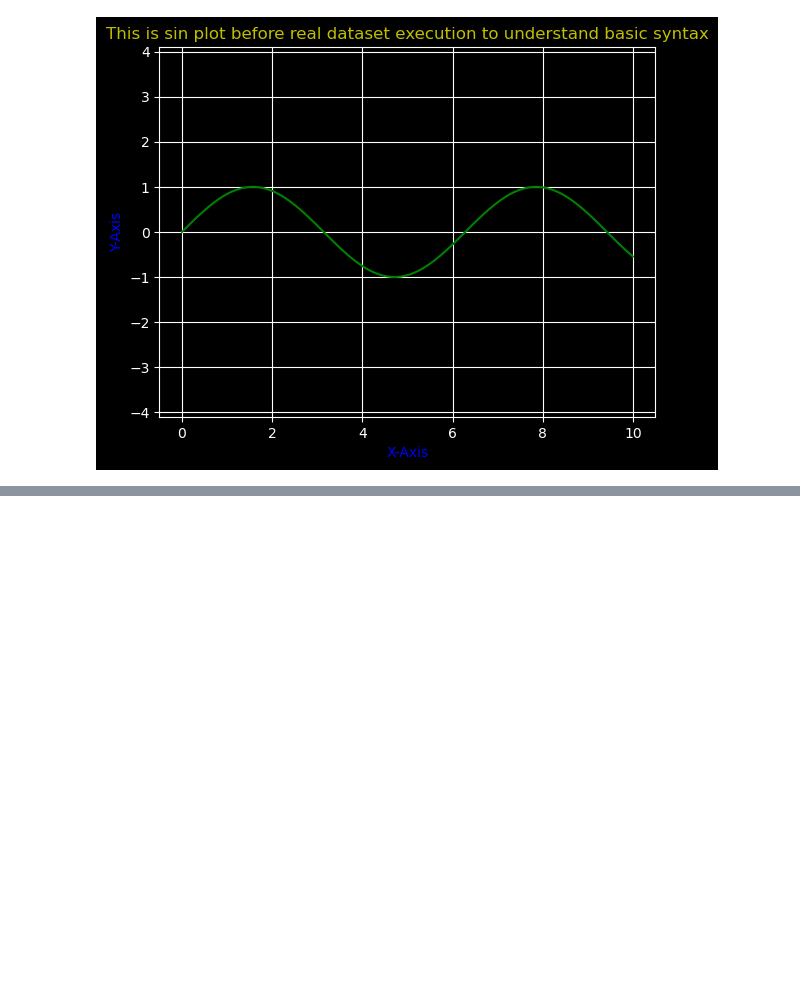
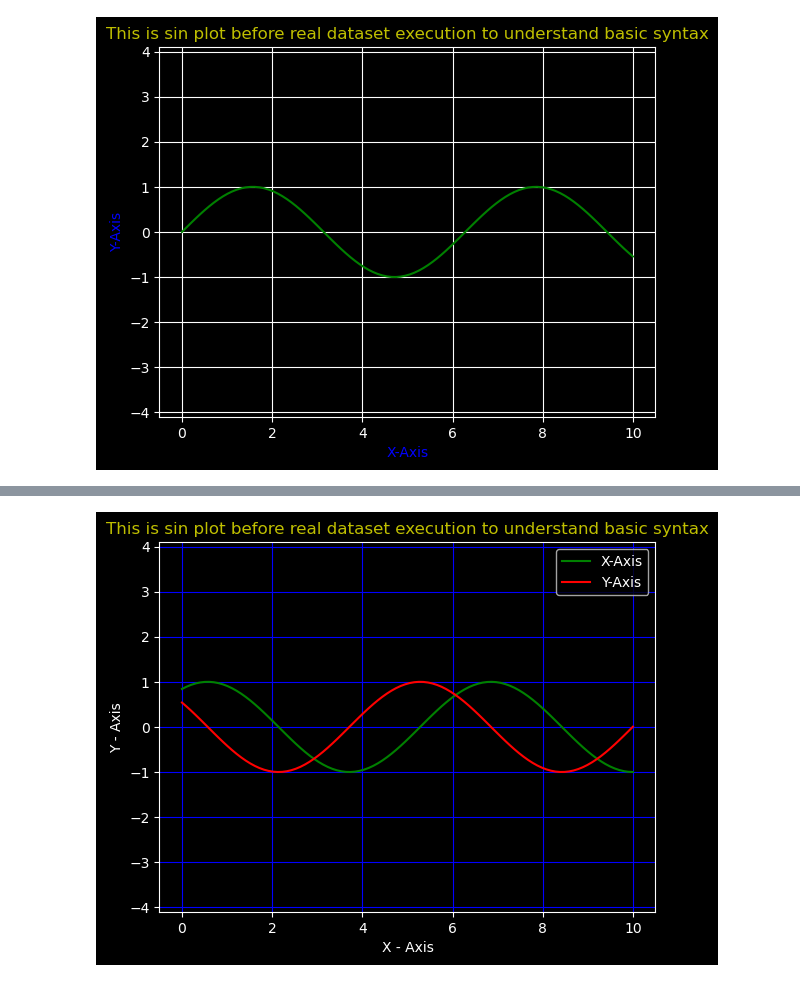
Before and after one commit to Pythoraj/Data-Science-Pro, a Jupyter notebook: Matplotlib/Matplotlib.ipynb, the cells around one changed output, grey strips where cells are left out. Saved outputs shown, nothing was run; the diff lists cells and outputs as text; code cells hidden in the pictures; blank space fills up the shorter version.

```diff
--- a/Matplotlib/Matplotlib.ipynb
+++ b/Matplotlib/Matplotlib.ipynb
@@ -327,3 +344,23 @@ plt.show()
+# %%
+# Legend function: A legend is a predefined function legend() that creates an area on the graph which describes all the elements of a graph.
+
+plt.figure()
+plt.plot(x, np.sin(x+1), color= 'g', label = "X-Axis")
+plt.plot(x, np.cos(x+1), color= 'r', label = "Y-Axis")
+plt.xlim(1,15)
+plt.ylim(-1.5, 1.5)
+plt.xlabel('X - Axis')
+plt.ylabel('Y - Axis')
+plt.grid(color = 'b')
+plt.title('This is sin plot before real dataset execution to understand basic syntax', color = 'y')
+plt.axis('equal')
+#plt.legend(loc="lower right")  # move lebal from default position to lower right
+#plt.legend(loc="lower left")   # move lebal from default position to lower left
+#plt.legend(loc="upper left")   # move lebal from default position to upper left
+plt.legend(loc="upper right")   # move lebal from default position to upper right
+plt.show()
+# %% [output]
+[figure, added]
 # %%
 # Histogram
 data = np.random.randn(1000)
```
Also changed, not shown: parts of 41 cells of this notebook.
